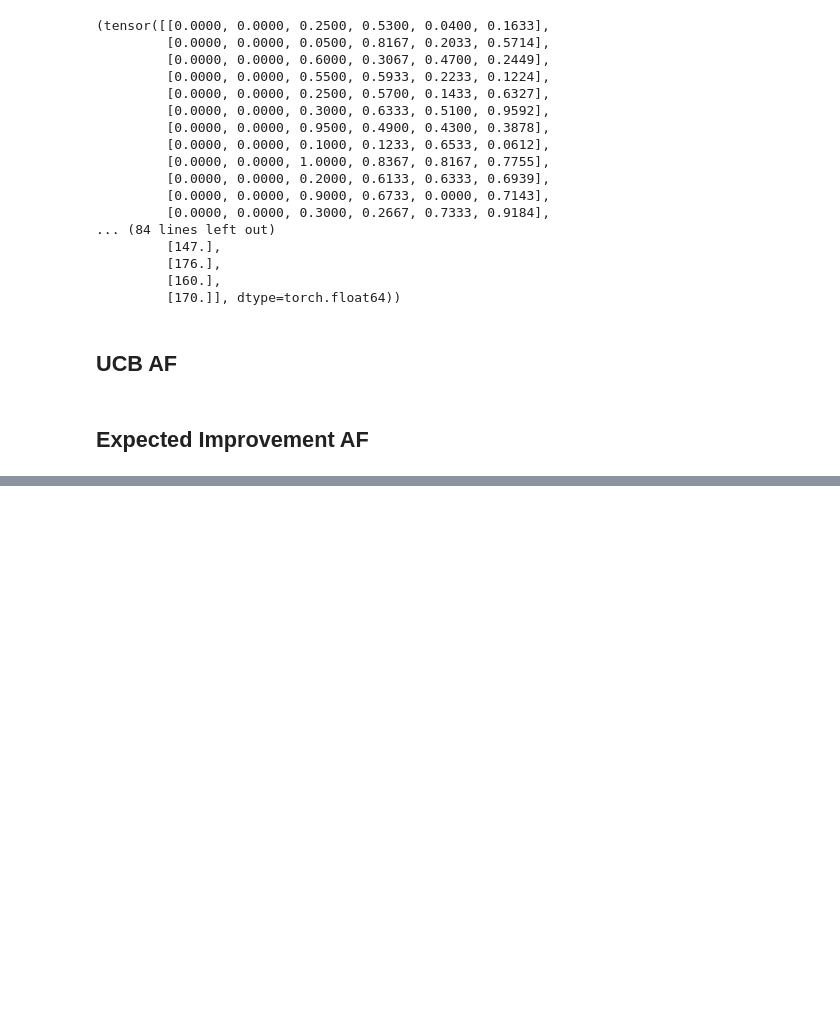
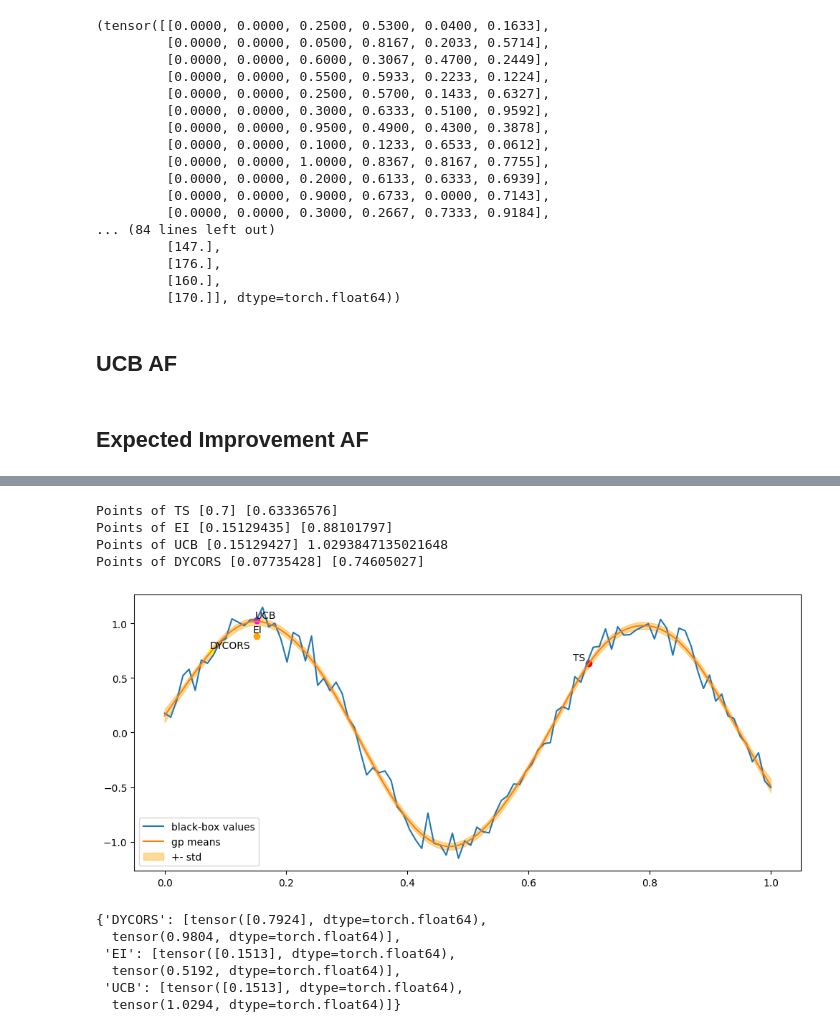
Before and after one commit to ernygati/masters_thesis_blockchain, a Jupyter notebook: diploma-optimal-blockchain.ipynb, the cells around one changed output, grey strips where cells are left out. Saved outputs shown, nothing was run; the diff lists cells and outputs as text; code cells hidden in the pictures; blank space fills up the shorter version.

```diff
--- a/diploma-optimal-blockchain.ipynb
+++ b/diploma-optimal-blockchain.ipynb
@@ -795,0 +878,27 @@ plt.plot(x_grid_scaled[:,0], means_grid_scaled)
+# %%
+standard_bounds = np.stack([[0.0], [1.0]])
+def prep_dummy_data(bounds =bounds, size=100):
+    bounds = torch.tensor(bounds)
+    np.random.seed(0)
+    Xd = np.linspace(bounds[0],bounds[1], size)
+    yd = obj_dummy(Xd) + np.random.normal(0, 0.1, Xd.shape)
+    Xt = torch.tensor(Xd)
+    yt = torch.tensor(yd)
+    train_x = normalize(Xt, bounds)
+    return Xt, yt, train_x
+
+botorch_optim = BayesianOptimizer(bounds, standard_bounds)
+optimizer = botorch_optim.optimize_DYCORS
+Xd, yd, train_x = prep_dummy_data()
+print(Xd.shape, yd.shape)
+gaussprocess =  botorch_optim.train_botorch_surrogate(Xd, yd)
+means_scaled, std_scaled = get_gp_means_std(train_x,gaussprocess, standard_bounds)
+
+xmin_scaled, ymin = get_next_point(botorch_optim.optimize_DYCORS,Xd,yd,gaussprocess,bounds)
+print(xmin_scaled, ymin)
+xmin = unnormalize(torch.tensor(xmin_scaled), bounds).numpy()
+
+# plot_dummy_optim(Xd,yd)
+# plt.plot(xmin ,ymin, "o", color = "orange")
+# plt.plot(Xd, means_scaled , label="surrogate")
+# plt.legend()
@@ -795,0 +1014,21 @@ plt.plot(x_grid_scaled[:,0], means_grid_scaled)
+# %%
+from pySOT.surrogate import gp
+plot_gp(Xd,train_x, yd, gaussprocess, means_scaled, std_scaled, dim = 0,
+            optimizers = [botorch_optim.optimize_TS, botorch_optim.optimize_EI,
+                          botorch_optim.optimize_UCB, botorch_optim.optimize_DYCORS] )
+# %% [output]
+Points of TS [0.7] [0.63336576]
+Points of EI [0.15129435] [0.88101797]
+Points of UCB [0.15129427] 1.0293847135021648
+Points of DYCORS [0.07735428] [0.74605027]
+[figure, added]
+# %%
+botorch_optim.optimize_DYCORS(Xd,yd, 50)
+botorch_optim.optimal_points_dict
+# %% [output]
+{'DYCORS': [tensor([0.7924], dtype=torch.float64),
+  tensor(0.9804, dtype=torch.float64)],
+ 'EI': [tensor([0.1513], dtype=torch.float64),
+  tensor(0.5192, dtype=torch.float64)],
+ 'UCB': [tensor([0.1513], dtype=torch.float64),
+  tensor(1.0294, dtype=torch.float64)]}
```
Also changed, not shown: parts of 25 cells of this notebook.
